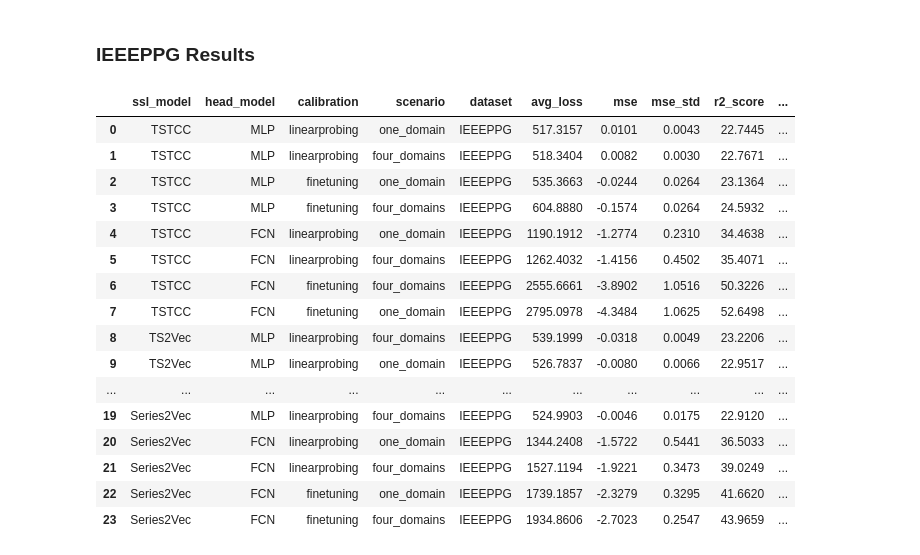
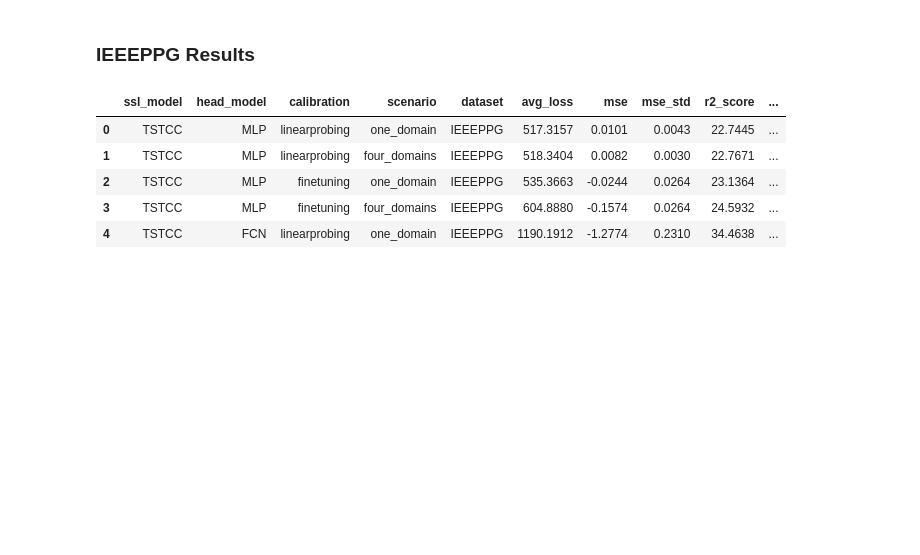
Before and after one commit to adilsonmedronha/data-driven-ecg-ssl, a Jupyter notebook: Results/anaylsis.ipynb, the cells around one changed output. Drawn from its saved outputs; the diff is of its cells as text; code cells hidden in the pictures; blank space fills up the shorter version.

```diff
--- a/Results/anaylsis.ipynb
+++ b/Results/anaylsis.ipynb
@@ -59,25 +48,14 @@ fig.update_layout(height=640, width=1000, font_size=16,
 ### IEEEPPG Results
 # %%
 ieeeppg_result = pd.read_csv('./Pos_training/ieeeppg_results.csv')
-ieeeppg_result
+ieeeppg_result.head()
 # %% [output]
 |  | ssl_model | head_model | calibration | scenario | dataset | avg_loss | mse | mse_std | r2_score | ... |
 | 0 | TSTCC | MLP | linearprobing | one_domain | IEEEPPG | 517.3157 | 0.0101 | 0.0043 | 22.7445 | ... |
 | 1 | TSTCC | MLP | linearprobing | four_domains | IEEEPPG | 518.3404 | 0.0082 | 0.0030 | 22.7671 | ... |
 | 2 | TSTCC | MLP | finetuning | one_domain | IEEEPPG | 535.3663 | -0.0244 | 0.0264 | 23.1364 | ... |
 | 3 | TSTCC | MLP | finetuning | four_domains | IEEEPPG | 604.8880 | -0.1574 | 0.0264 | 24.5932 | ... |
 | 4 | TSTCC | FCN | linearprobing | one_domain | IEEEPPG | 1190.1912 | -1.2774 | 0.2310 | 34.4638 | ... |
-| 5 | TSTCC | FCN | linearprobing | four_domains | IEEEPPG | 1262.4032 | -1.4156 | 0.4502 | 35.4071 | ... |
-| 6 | TSTCC | FCN | finetuning | four_domains | IEEEPPG | 2555.6661 | -3.8902 | 1.0516 | 50.3226 | ... |
-| 7 | TSTCC | FCN | finetuning | one_domain | IEEEPPG | 2795.0978 | -4.3484 | 1.0625 | 52.6498 | ... |
-| 8 | TS2Vec | MLP | linearprobing | four_domains | IEEEPPG | 539.1999 | -0.0318 | 0.0049 | 23.2206 | ... |
-| 9 | TS2Vec | MLP | linearprobing | one_domain | IEEEPPG | 526.7837 | -0.0080 | 0.0066 | 22.9517 | ... |
-| ... | ... | ... | ... | ... | ... | ... | ... | ... | ... | ... |
-| 19 | Series2Vec | MLP | linearprobing | four_domains | IEEEPPG | 524.9903 | -0.0046 | 0.0175 | 22.9120 | ... |
-| 20 | Series2Vec | FCN | linearprobing | one_domain | IEEEPPG | 1344.2408 | -1.5722 | 0.5441 | 36.5033 | ... |
-| 21 | Series2Vec | FCN | linearprobing | four_domains | IEEEPPG | 1527.1194 | -1.9221 | 0.3473 | 39.0249 | ... |
-| 22 | Series2Vec | FCN | finetuning | one_domain | IEEEPPG | 1739.1857 | -2.3279 | 0.3295 | 41.6620 | ... |
-| 23 | Series2Vec | FCN | finetuning | four_domains | IEEEPPG | 1934.8606 | -2.7023 | 0.2547 | 43.9659 | ... |
 # %%
 fig = px.bar(ieeeppg_result, x='ssl_model', y='rmse', color='scenario',
              facet_row='calibration', facet_col='head_model', barmode='group')
```
Also changed, not shown: parts of 2 cells of this notebook, 2 other files.
